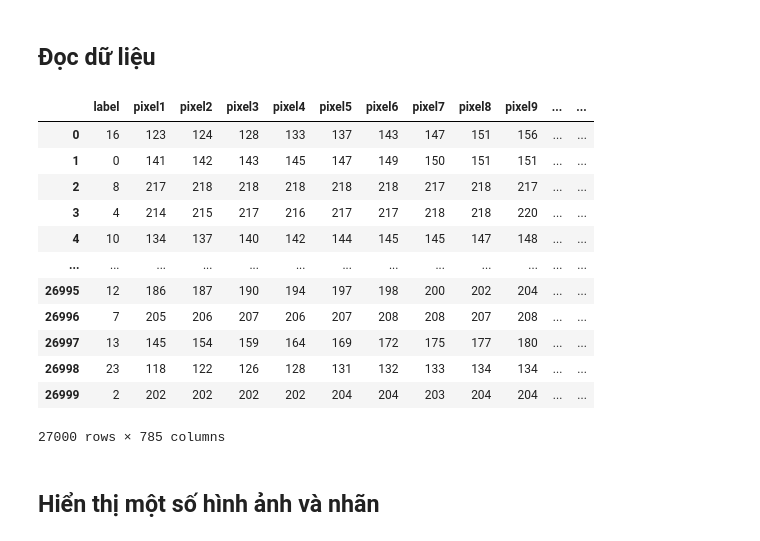
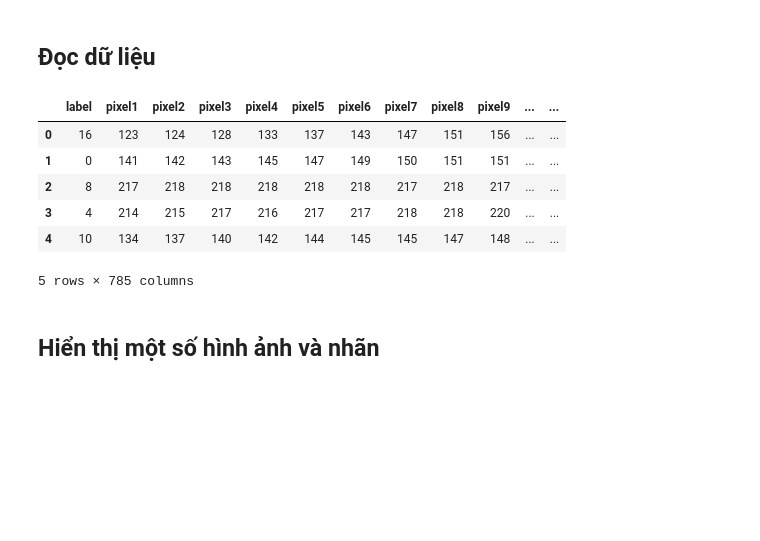
Before and after one commit to StrugVN/DoAnTUDTK, a Jupyter notebook: Project-2.ipynb, the cells around one changed output. Drawn from its saved outputs; the diff is of its cells as text; code cells hidden in the pictures; blank space fills up the shorter version.

```diff
--- a/Project-2.ipynb
+++ b/Project-2.ipynb
@@ -16,21 +16,15 @@ import matplotlib.pyplot as plt
 ## Đọc dữ liệu
 # %%
 data = pd.read_csv("train.csv")
-data
+data.head()
 # %% [output]
 |  | label | pixel1 | pixel2 | pixel3 | pixel4 | pixel5 | pixel6 | pixel7 | pixel8 | pixel9 | ... | ... |
 | 0 | 16 | 123 | 124 | 128 | 133 | 137 | 143 | 147 | 151 | 156 | ... | ... |
 | 1 | 0 | 141 | 142 | 143 | 145 | 147 | 149 | 150 | 151 | 151 | ... | ... |
 | 2 | 8 | 217 | 218 | 218 | 218 | 218 | 218 | 217 | 218 | 217 | ... | ... |
 | 3 | 4 | 214 | 215 | 217 | 216 | 217 | 217 | 218 | 218 | 220 | ... | ... |
 | 4 | 10 | 134 | 137 | 140 | 142 | 144 | 145 | 145 | 147 | 148 | ... | ... |
-| ... | ... | ... | ... | ... | ... | ... | ... | ... | ... | ... | ... | ... |
-| 26995 | 12 | 186 | 187 | 190 | 194 | 197 | 198 | 200 | 202 | 204 | ... | ... |
-| 26996 | 7 | 205 | 206 | 207 | 206 | 207 | 208 | 208 | 207 | 208 | ... | ... |
-| 26997 | 13 | 145 | 154 | 159 | 164 | 169 | 172 | 175 | 177 | 180 | ... | ... |
-| 26998 | 23 | 118 | 122 | 126 | 128 | 131 | 132 | 133 | 134 | 134 | ... | ... |
-| 26999 | 2 | 202 | 202 | 202 | 202 | 204 | 204 | 203 | 204 | 204 | ... | ... |
-27000 rows × 785 columns
+5 rows × 785 columns
 # %% [markdown]
 ## Hiển thị một số hình ảnh và nhãn
 # %%
```
Also changed, not shown: parts of 11 cells of this notebook, 2 other files.
